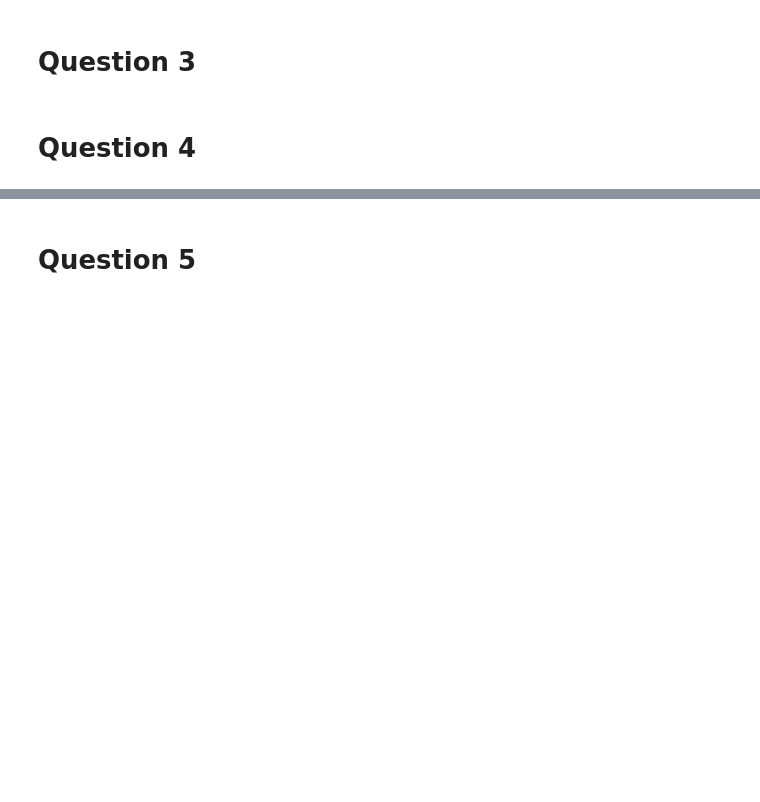
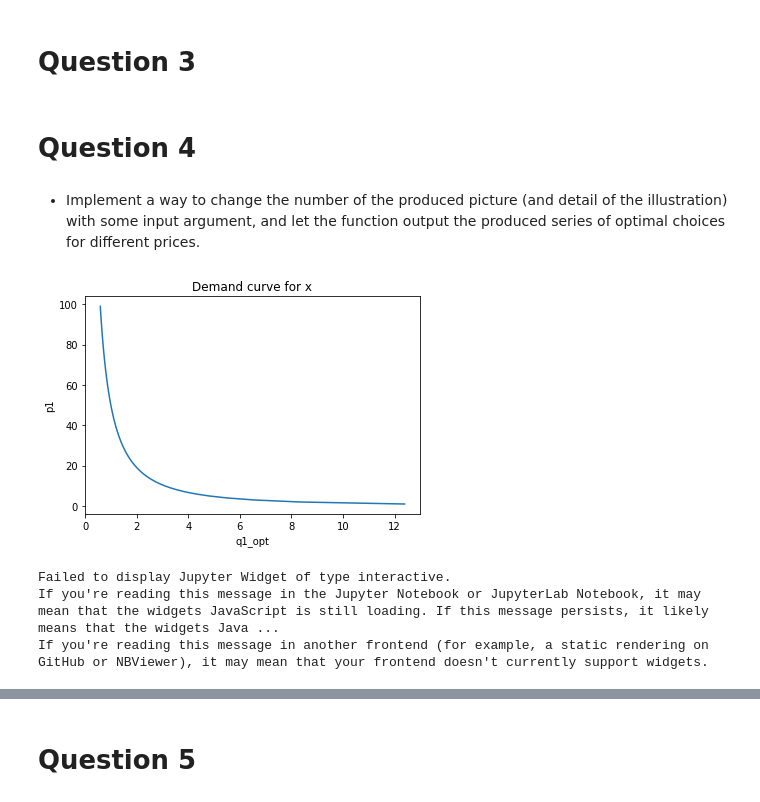
Before and after one commit to Poonpolkul/ECON8014-Midterm, a Jupyter notebook: topic1consumer_TsekiOb.ipynb, the cells around one changed output, grey strips where cells are left out. Cells and saved outputs as stored; diff of their text form; code cells hidden in the pictures; blank space fills up the shorter version.

```diff
--- a/topic1consumer_TsekiOb.ipynb
+++ b/topic1consumer_TsekiOb.ipynb
@@ -274,3 +280,42 @@ interactive(children=(FloatSlider(value=50000.049999999996, description='I', max
 # Question 3
 # %% [markdown]
 # Question 4
+# %% [markdown]
+- Implement a way to change the number of the produced picture (and detail of the illustration) with some input argument, and let the function output the produced series of optimal choices for different prices.
+# %%
+
+'''Write a demand function for good x'''
+def demand_curve_x(I = 100, p2 = 50, s = 0.5, a1 = 0.5, a2 = 0.5):
+    m = consumer_choice()
+    m.I, m.p2, m.s, m.a1, m.a2  = I, p2, s, a1, a2
+    p1 = np.arange(1,m.I,1)
+    q1_opt = np.zeros(m.I-1)
+#     q2_opt = np.zeros(100)
+    j = 0
+    for i in p1:
+        m.p1 = i
+        root = optimize.root(m.FOC, 1)
+        q1_opt[j] = root.x
+#         print(i)
+#         print(q1_opt[j])
+        j = j+1
+
+    plt.plot(q1_opt[:], p1)
+    plt.title("Demand curve for x")
+    plt.xlabel('q1_opt')
+    plt.ylabel('p1')
+    plt.show
+
+demand_curve_x()
+interact(demand_curve_x,
+              p2=(1.0,100),
+              s=(0.2,4.2),
+              a1=(0.1, 10),
+              a2=(0.1, 10),
+             )
+plt.show()
+# %% [output]
+[figure, added]
+Failed to display Jupyter Widget of type interactive.
+If you're reading this message in the Jupyter Notebook or JupyterLab Notebook, it may mean that the widgets JavaScript is still loading. If this message persists, it likely means that the widgets Java ...
+If you're reading this message in another frontend (for example, a static rendering on GitHub or NBViewer), it may mean that your frontend doesn't currently support widgets.
```
Also changed, not shown: parts of 8 cells of this notebook.
